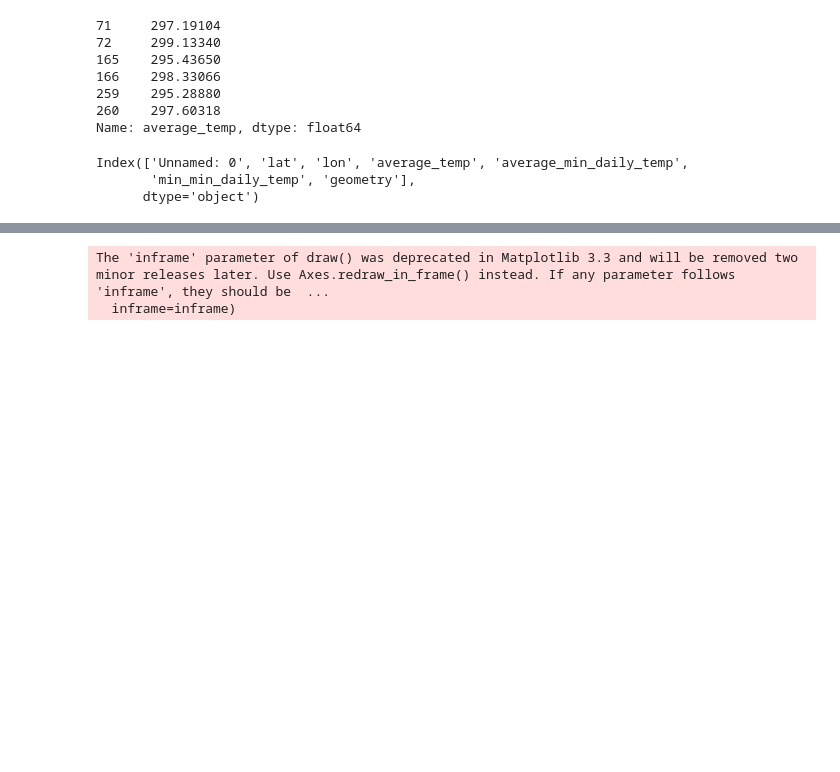
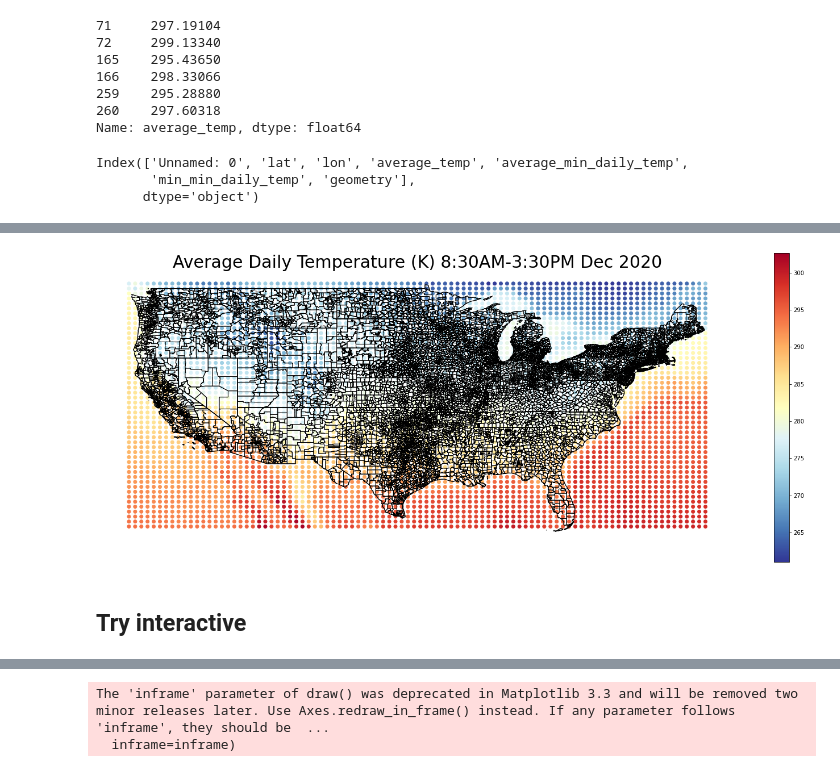
Before and after one commit to Harris-2020-Grad-Side-Projects/US-schoolday-temperatures, a Jupyter notebook: map_temperature.ipynb, the cells around one changed output, grey strips where cells are left out. Cells and saved outputs as stored; diff of their text form; code cells hidden in the pictures; blank space fills up the shorter version.

```diff
--- a/map_temperature.ipynb
+++ b/map_temperature.ipynb
@@ -62,0 +82,6 @@ ax.axis('off')
+# %%
+elementary_file = os.path.join(data_folder, 'cb_2019_us_elsd_500k/cb_2019_us_elsd_500k.shp')
+elementary_dist = geopandas.read_file(elementary_file)
+# %%
+unified_file = os.path.join(data_folder, 'cb_2019_us_unsd_500k/cb_2019_us_unsd_500k.shp')
+unified_dist = geopandas.read_file(unified_file)
@@ -62,0 +97,4 @@ ax.axis('off')
+# %%
+state_fips = ['02', '15', '60', '66', '69', '72', '78']
+contenental_unified_dist = unified_dist[~unified_dist['STATEFP'].isin(state_fips)]
+#state_test.head()
@@ -62,0 +105,17 @@ ax.axis('off')
+# %%
+fig, ax = plt.subplots(figsize=(25,10))
+#contenental_states.plot(ax=ax, color = 'none', edgecolor='black')
+gdf.plot(ax=ax, column = 'average_temp', cmap = 'RdYlBu_r', legend=True)
+elementary_dist.plot(ax=ax, color = 'none', edgecolor='black')
+contenental_unified_dist.plot(ax=ax, color = 'none', edgecolor='black')
+contenental_states.plot(ax=ax, color = 'none', edgecolor='black')
+
+
+
+ax.axis('off')
+ax.set_title('Average Daily Temperature (K) 8:30AM-3:30PM Dec 2020',
+            size=30);
+# %% [output]
+[figure, added]
+# %% [markdown]
+## Try interactive
```
Also changed, not shown: parts of 11 cells of this notebook.
